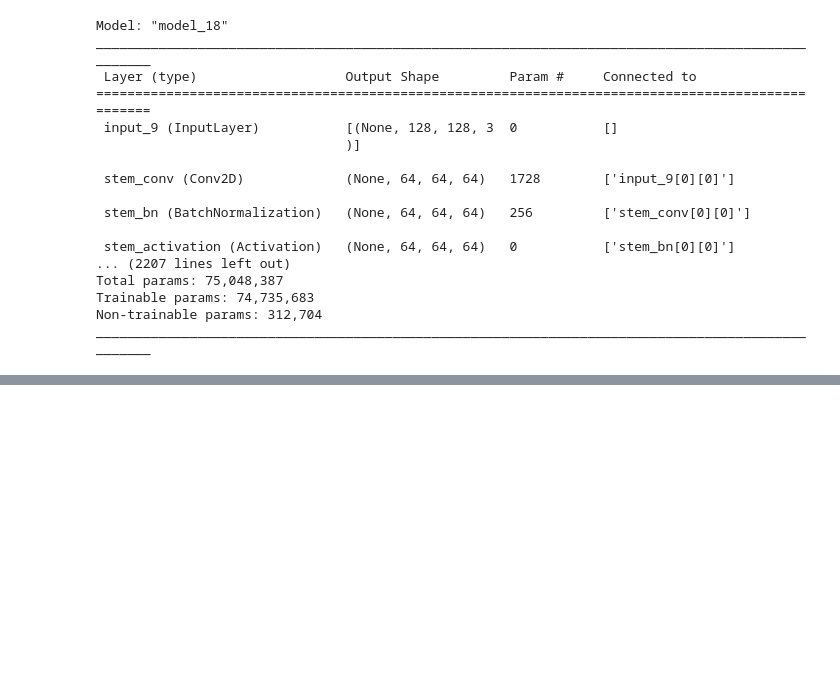
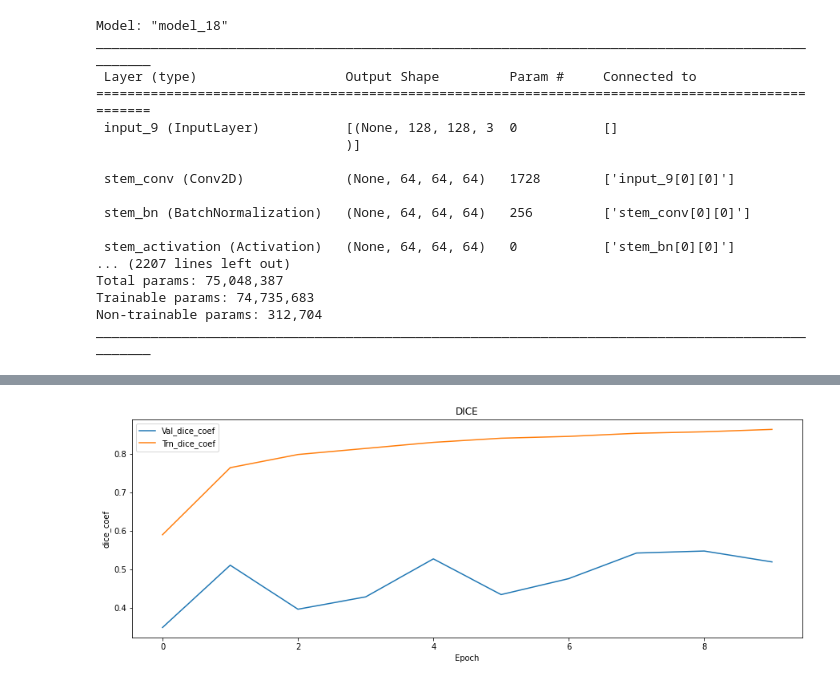
Before and after one commit to ismailazdad/uwmgit, a Jupyter notebook: Unet_working_example4.ipynb, the cells around one changed output, grey strips where cells are left out. Saved outputs shown, nothing was run; the diff lists cells and outputs as text; code cells hidden in the pictures; blank space fills up the shorter version.

Commit message:
Unet working

```diff
--- a/Unet_working_example4.ipynb
+++ b/Unet_working_example4.ipynb
@@ -445,0 +516,35 @@ ________________________________________________________________________________
+# %%
+checkpoint = ModelCheckpoint(
+    'UNET_model',
+    monitor='val_loss',
+    verbose=1,
+    save_best_only=True,
+    save_weights_only=False,
+    mode='auto',
+)
+
+early_stopping = EarlyStopping(
+    patience=5,
+    min_delta=0.0001,
+    restore_best_weights=True,
+)
+
+reduce_lr = ReduceLROnPlateau(factor=0.1, patience=4, min_lr=0.00001, verbose=1)
+history = model.fit(
+    train_generator,
+    validation_data= val_generator,
+    use_multiprocessing=False,
+    workers=4,
+    epochs=EPOCHS,
+    callbacks=[reduce_lr,checkpoint,early_stopping]
+
+)
+# history = model.fit(
+#     datagen.flow(train_generator),
+#     validation_data= datagen.flow(val_generator),
+#     use_multiprocessing=False,
+#     workers=4,
+#     epochs=EPOCHS,
+#     callbacks=[reduce_lr,checkpoint,early_stopping]
+
+# )
@@ -445,0 +586,9 @@ ________________________________________________________________________________
+# %%
+# PLOT TRAINING
+plt.figure(figsize=(15,5))
+plt.plot(range(history.epoch[-1]+1),history.history['val_dice_coef'],label='Val_dice_coef')
+plt.plot(range(history.epoch[-1]+1),history.history['dice_coef'],label='Trn_dice_coef')
+plt.title('DICE'); plt.xlabel('Epoch'); plt.ylabel('dice_coef');plt.legend();
+plt.show()
+# %% [output]
+[figure, added]
```
Also changed, not shown: parts of 28 cells of this notebook.
